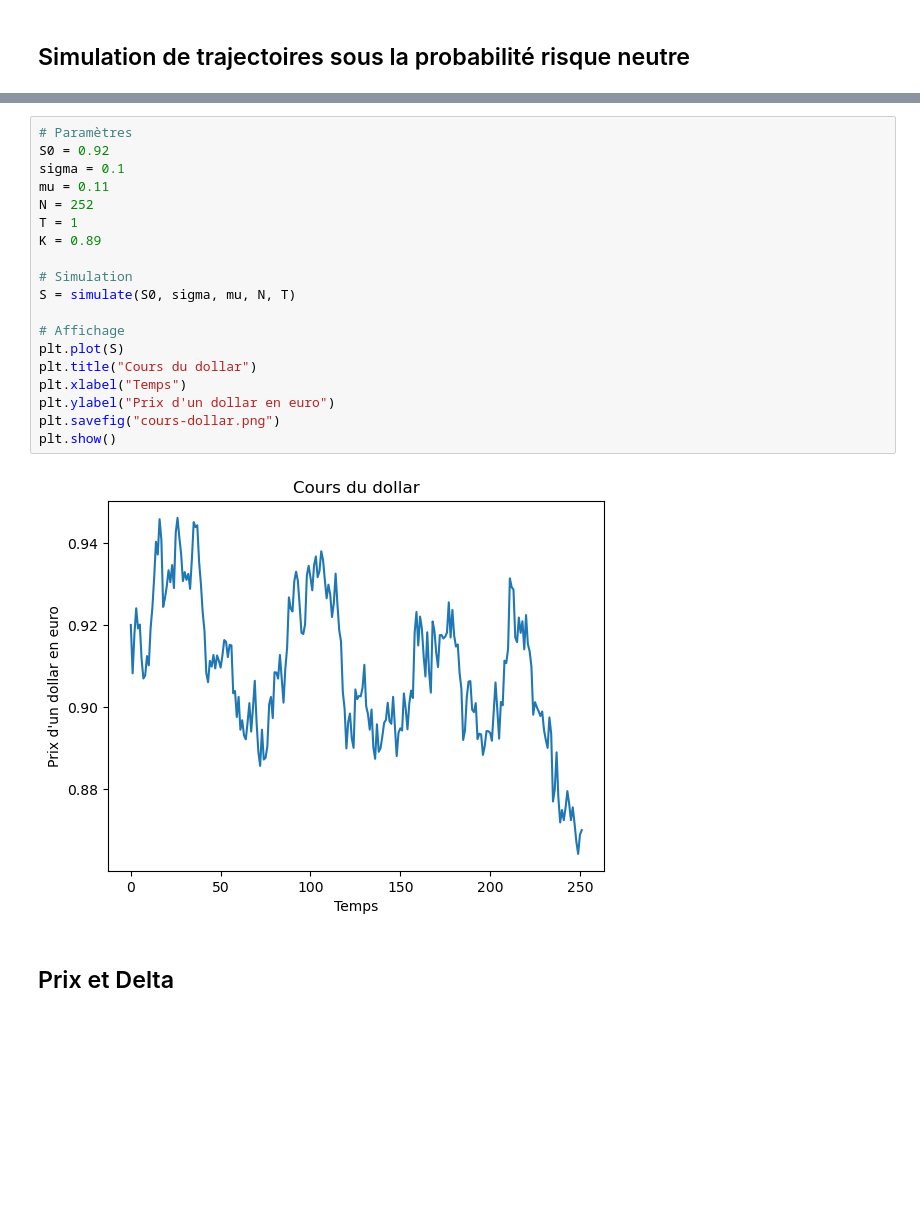
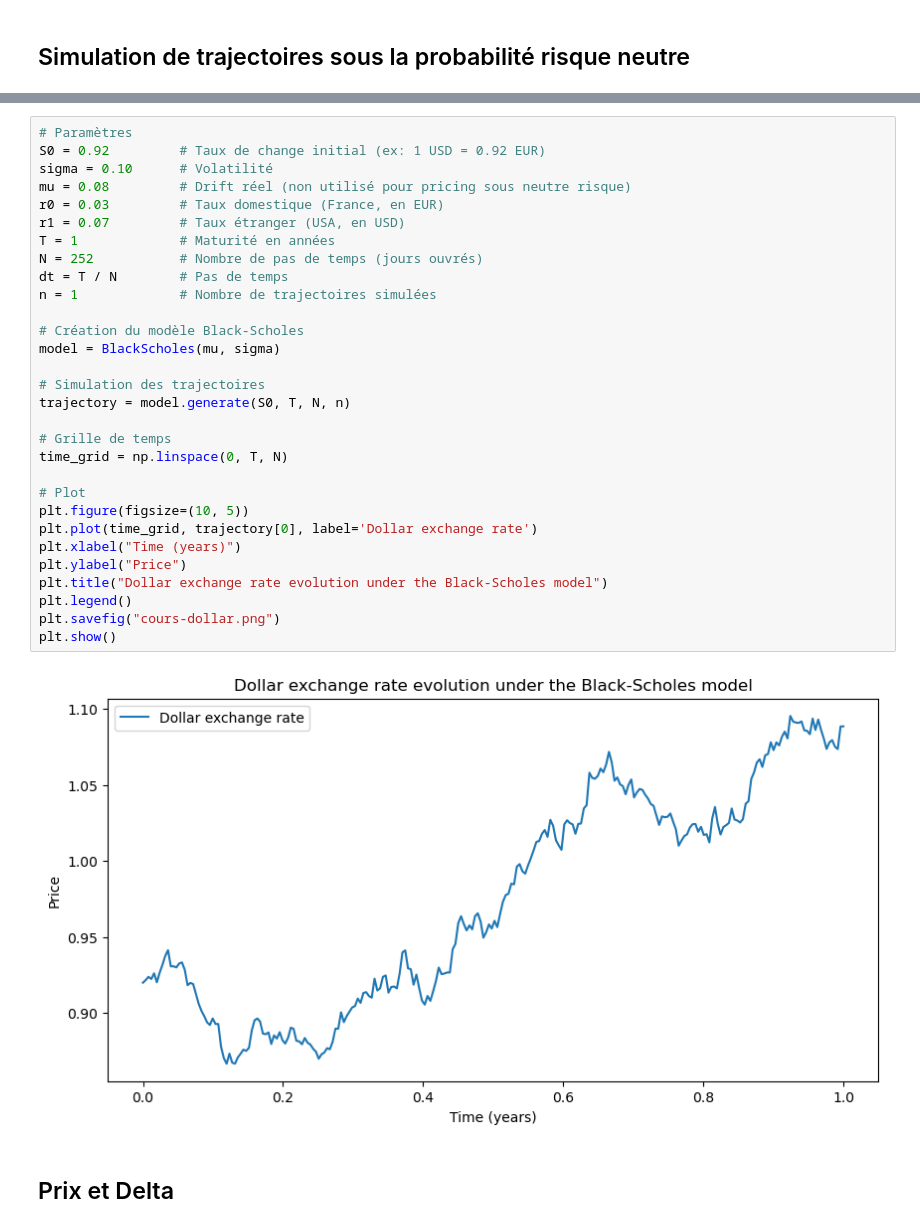
Before and after one commit to maxence2508/options-sur-devises, a Jupyter notebook: options-sur-devises.ipynb, the cells around one changed output, grey strips where cells are left out. Saved outputs shown, nothing was run; the diff lists cells and outputs as text; blank space fills up the shorter version.

```diff
--- a/options-sur-devises.ipynb
+++ b/options-sur-devises.ipynb
@@ -19,23 +57,34 @@ def simulate(S0, sigma, mu, N, T):
 # %%
 # Paramètres
-S0 = 0.92
-sigma = 0.1
-mu = 0.11
-N = 252
-T = 1
-K = 0.89
+S0 = 0.92         # Taux de change initial (ex: 1 USD = 0.92 EUR)
+sigma = 0.10      # Volatilité
+mu = 0.08         # Drift réel (non utilisé pour pricing sous neutre risque)
+r0 = 0.03         # Taux domestique (France, en EUR)
+r1 = 0.07         # Taux étranger (USA, en USD)
+T = 1             # Maturité en années
+N = 252           # Nombre de pas de temps (jours ouvrés)
+dt = T / N        # Pas de temps
+n = 1             # Nombre de trajectoires simulées
 
-# Simulation
-S = simulate(S0, sigma, mu, N, T)
+# Création du modèle Black-Scholes
+model = BlackScholes(mu, sigma)
 
-# Affichage
-plt.plot(S)
-plt.title("Cours du dollar")
-plt.xlabel("Temps")
-plt.ylabel("Prix d'un dollar en euro")
+# Simulation des trajectoires
+trajectory = model.generate(S0, T, N, n)
+
+# Grille de temps
+time_grid = np.linspace(0, T, N)
+
+# Plot
+plt.figure(figsize=(10, 5))
+plt.plot(time_grid, trajectory[0], label='Dollar exchange rate')
+plt.xlabel("Time (years)")
+plt.ylabel("Price")
+plt.title("Dollar exchange rate evolution under the Black-Scholes model")
+plt.legend()
 plt.savefig("cours-dollar.png")
 plt.show()
 # %% [output]
-[figure, old version]
+[figure, new version]
 # %% [markdown]
 ## Prix et Delta
```
Also changed, not shown: parts of 22 cells of this notebook, 6 other files.
